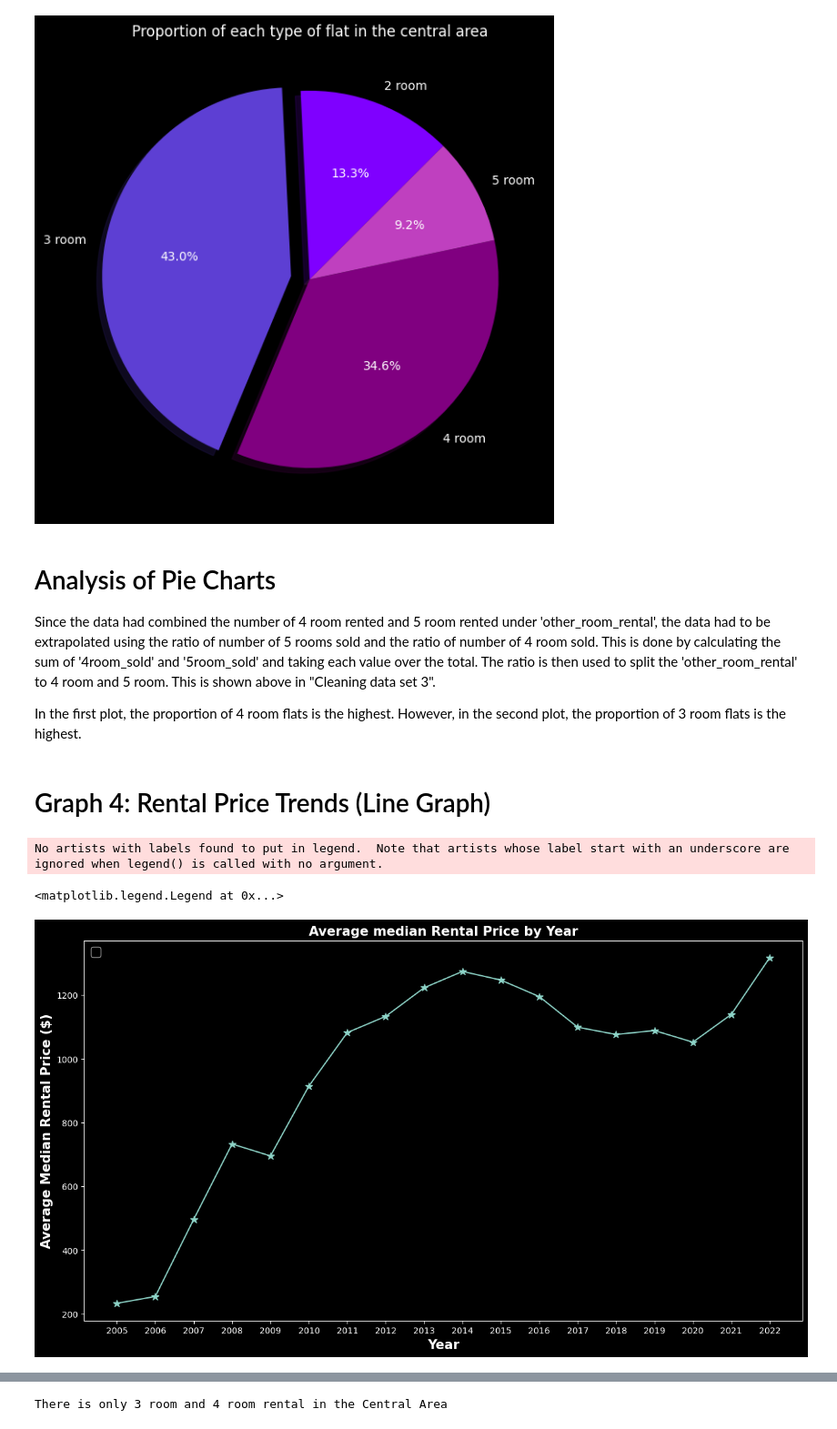
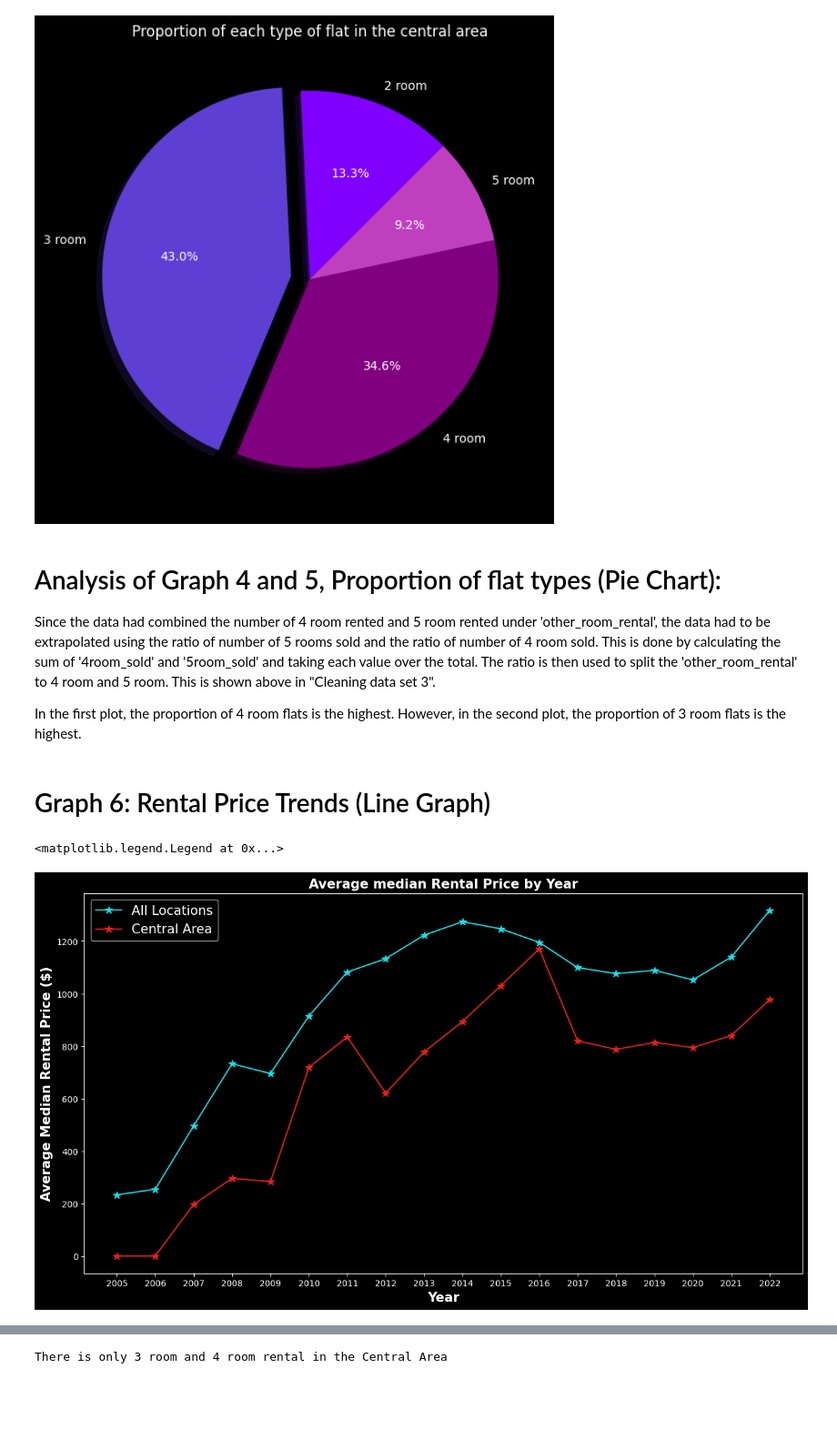
Before and after one commit to Deagozn/PDS, a Jupyter notebook: Assignment/AssignmentV2.ipynb, the cells around one changed output, grey strips where cells are left out. Shown: that part at 91% size. Saved outputs shown, nothing was run; the diff lists cells and outputs as text; code cells hidden in the pictures; blank space fills up the shorter version.

```diff
--- a/Assignment/AssignmentV2.ipynb
+++ b/Assignment/AssignmentV2.ipynb
@@ -607,28 +694,28 @@ pie_plt2.pie(ca_type_count, labels=labels, autopct='%1.1f%%', startangle=45, sha
 [figure]
 [figure]
 # %% [markdown]
-# Analysis of Pie Charts
+# Analysis of Graph 4 and 5, Proportion of flat types (Pie Chart):
 
 Since the data had combined the number of 4 room rented and 5 room rented under 'other_room_rental', the data had to be extrapolated using the ratio of number of 5 rooms sold and the ratio of number of 4 room sold. This is done by calculating the sum of '4room_sold' and '5room_sold' and taking each value over the total. The ratio is then used to split the 'other_room_rental' to 4 room and 5 room. This is shown above in "Cleaning data set 3".
 
 In the first plot, the proportion of 4 room flats is the highest. However, in the second plot, the proportion of 3 room flats is the highest.
 # %% [markdown]
-# Graph 4: Rental Price Trends (Line Graph)
+# Graph 6: Rental Price Trends (Line Graph)
 # %%
 fig, line_plt = plt.subplots(figsize=(15,8))
 
 #Plotting line
-line_plt.plot(years,avg_rent, marker='*',markersize= 9)
+line_plt.plot(years,avg_rent, marker='*',markersize= 9, color="#18DEE7")
+line_plt.plot(years,CA_avg_rent, marker='*',markersize= 9, color="#E72118")
 
 # Creating the labels in the graphs
 line_plt.set_ylabel("Average Median Rental Price ($)",weight='bold',size=15)
 line_plt.set_xlabel("Year",weight='bold',size=15)
 line_plt.set_title("Average median Rental Price by Year",weight='bold',size=15)
 
 #Show legend
-line_plt.legend(loc=2,prop={'size': 15})
+line_plt.legend(["All Locations", "Central Area"],loc=2,prop={'size': 15})
 # %% [output]
-No artists with labels found to put in legend.  Note that artists whose label start with an underscore are ignored when legend() is called with no argument.
+<matplotlib.legend.Legend at 0x...>
-<matplotlib.legend.Legend at 0x...>
-[figure, old version]
+[figure, new version]
 # %% [markdown]
```
Also changed, not shown: parts of 26 cells of this notebook, 1 other file.
